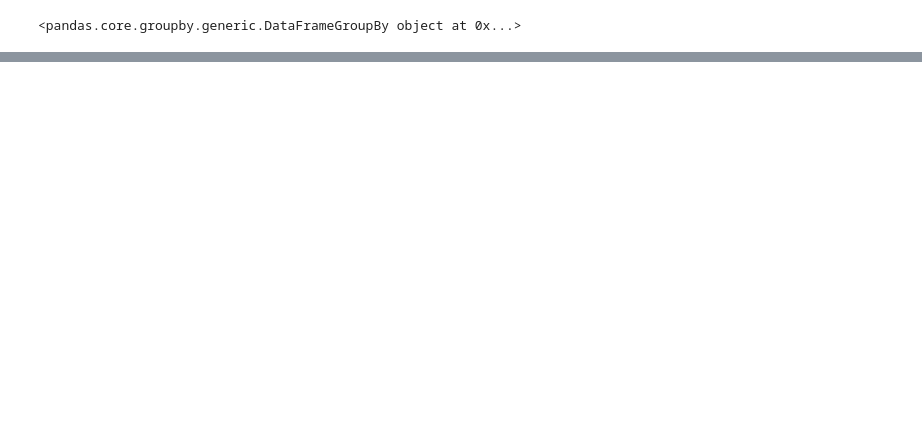
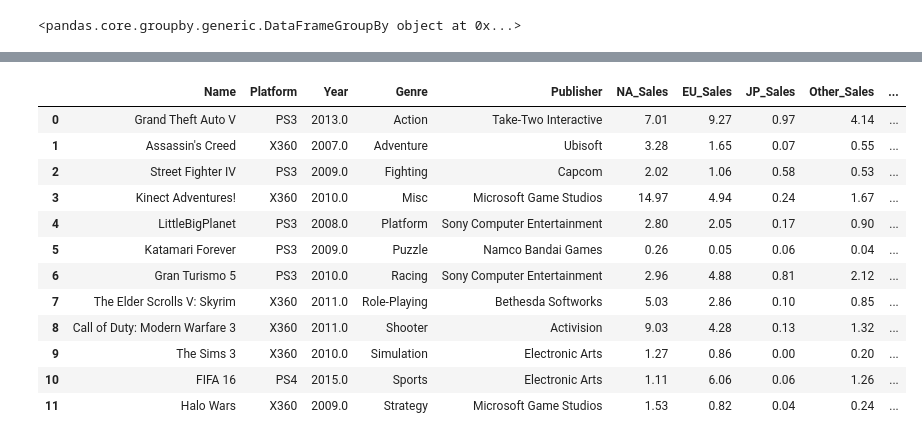
Before and after one commit to Narula901/Python-Library, a Jupyter notebook: Pandas/Practice Problems/Practice Problem - Groupby - 2.ipynb, the cells around one changed output, grey strips where cells are left out. Cells and saved outputs as stored; diff of their text form; code cells hidden in the pictures; blank space fills up the shorter version.

```diff
--- a/Pandas/Practice Problems/Practice Problem - Groupby - 2.ipynb
+++ b/Pandas/Practice Problems/Practice Problem - Groupby - 2.ipynb
@@ -235,0 +219,33 @@ df
+# %%
+import pandas as pd
+
+# Initialize an empty list to store DataFrames
+dfs = []
+
+# Iterate over the Genre groups
+for genre, data in Genre:
+    # Find the row with the highest global sales for each genre
+    Highest_Global_Sales_in_group = data.nlargest(1, 'Global_Sales')
+    # Append this DataFrame to the list
+    dfs.append(Highest_Global_Sales_in_group)
+
+# Concatenate all DataFrames in the list to create the final DataFrame
+df = pd.concat(dfs, ignore_index=True)
+
+df
+
+# Now df contains the concatenated data
+# %% [output]
+|  | Name | Platform | Year | Genre | Publisher | NA_Sales | EU_Sales | JP_Sales | Other_Sales | ... |
+| 0 | Grand Theft Auto V | PS3 | 2013.0 | Action | Take-Two Interactive | 7.01 | 9.27 | 0.97 | 4.14 | ... |
+| 1 | Assassin's Creed | X360 | 2007.0 | Adventure | Ubisoft | 3.28 | 1.65 | 0.07 | 0.55 | ... |
+| 2 | Street Fighter IV | PS3 | 2009.0 | Fighting | Capcom | 2.02 | 1.06 | 0.58 | 0.53 | ... |
+| 3 | Kinect Adventures! | X360 | 2010.0 | Misc | Microsoft Game Studios | 14.97 | 4.94 | 0.24 | 1.67 | ... |
+| 4 | LittleBigPlanet | PS3 | 2008.0 | Platform | Sony Computer Entertainment | 2.80 | 2.05 | 0.17 | 0.90 | ... |
+| 5 | Katamari Forever | PS3 | 2009.0 | Puzzle | Namco Bandai Games | 0.26 | 0.05 | 0.06 | 0.04 | ... |
+| 6 | Gran Turismo 5 | PS3 | 2010.0 | Racing | Sony Computer Entertainment | 2.96 | 4.88 | 0.81 | 2.12 | ... |
+| 7 | The Elder Scrolls V: Skyrim | X360 | 2011.0 | Role-Playing | Bethesda Softworks | 5.03 | 2.86 | 0.10 | 0.85 | ... |
+| 8 | Call of Duty: Modern Warfare 3 | X360 | 2011.0 | Shooter | Activision | 9.03 | 4.28 | 0.13 | 1.32 | ... |
+| 9 | The Sims 3 | X360 | 2010.0 | Simulation | Electronic Arts | 1.27 | 0.86 | 0.00 | 0.20 | ... |
+| 10 | FIFA 16 | PS4 | 2015.0 | Sports | Electronic Arts | 1.11 | 6.06 | 0.06 | 1.26 | ... |
+| 11 | Halo Wars | X360 | 2009.0 | Strategy | Microsoft Game Studios | 1.53 | 0.82 | 0.04 | 0.24 | ... |
```
Also changed, not shown: parts of 8 cells of this notebook.
